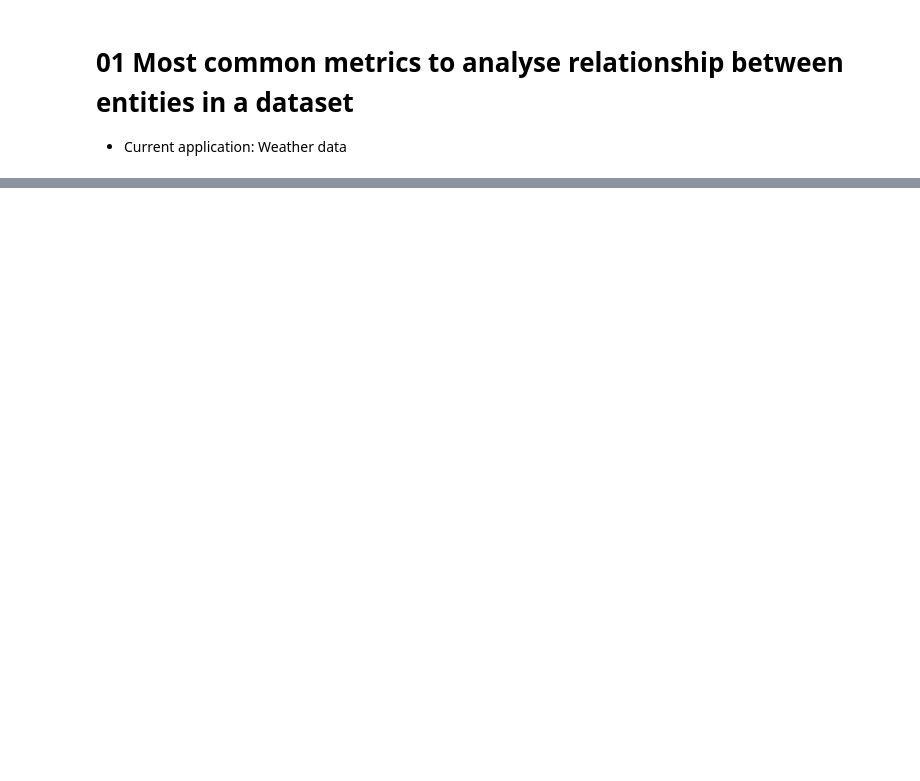
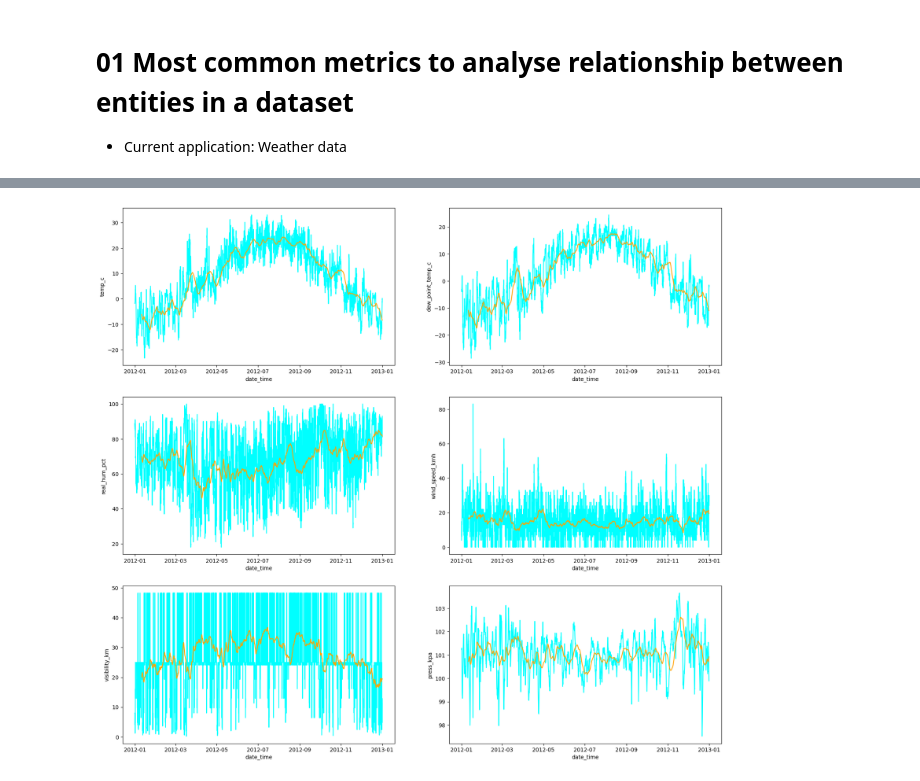
Before and after one commit to plrodrigues/IT-Project-3, a Jupyter notebook: notebooks/01_most_common_metrics.ipynb, the cells around one changed output, grey strips where cells are left out. Drawn from its saved outputs; the diff is of its cells as text; code cells hidden in the pictures; blank space fills up the shorter version.

Commit message:
adding data analysis and correlation analysis

```diff
--- a/notebooks/01_most_common_metrics.ipynb
+++ b/notebooks/01_most_common_metrics.ipynb
@@ -14,0 +23,6 @@ jupyter_black.load()
+# %%
+df = pd.read_csv("../data/Weather Data.csv")
+
+# rename columns
+# parse datetime column
+df = cleansing.clean_weather_data(df)
@@ -14,0 +33,2 @@ jupyter_black.load()
+# %%
+df.set_index("date_time", inplace=True)
@@ -14,0 +52,13 @@ jupyter_black.load()
+# %%
+data_rolling = df.drop("weather", axis=1).rolling(240).mean()
+
+
+plt.figure(figsize=(20, 18))
+col = 1
+for i in df.drop("weather", axis=1).columns:
+    plt.subplot(3, 2, col)
+    sns.lineplot(data=df, x="date_time", y=i, color="cyan")
+    sns.lineplot(data=data_rolling, x="date_time", y=i, color="orange")
+    col += 1
+# %% [output]
+[figure, added]
```
Also changed, not shown: parts of 10 cells of this notebook, 5 other files.
